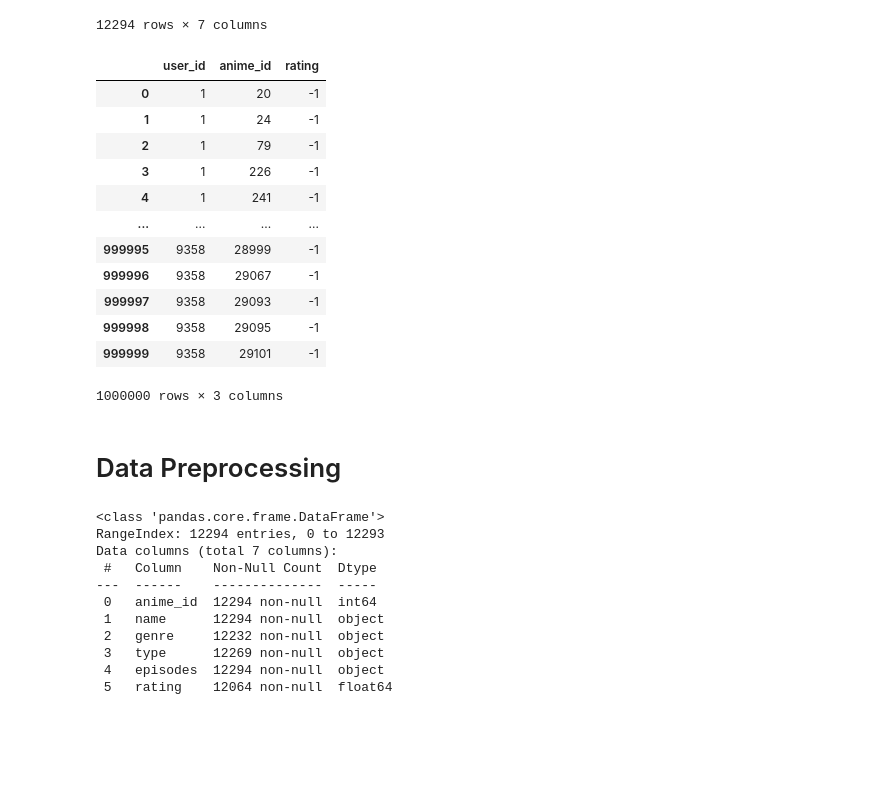
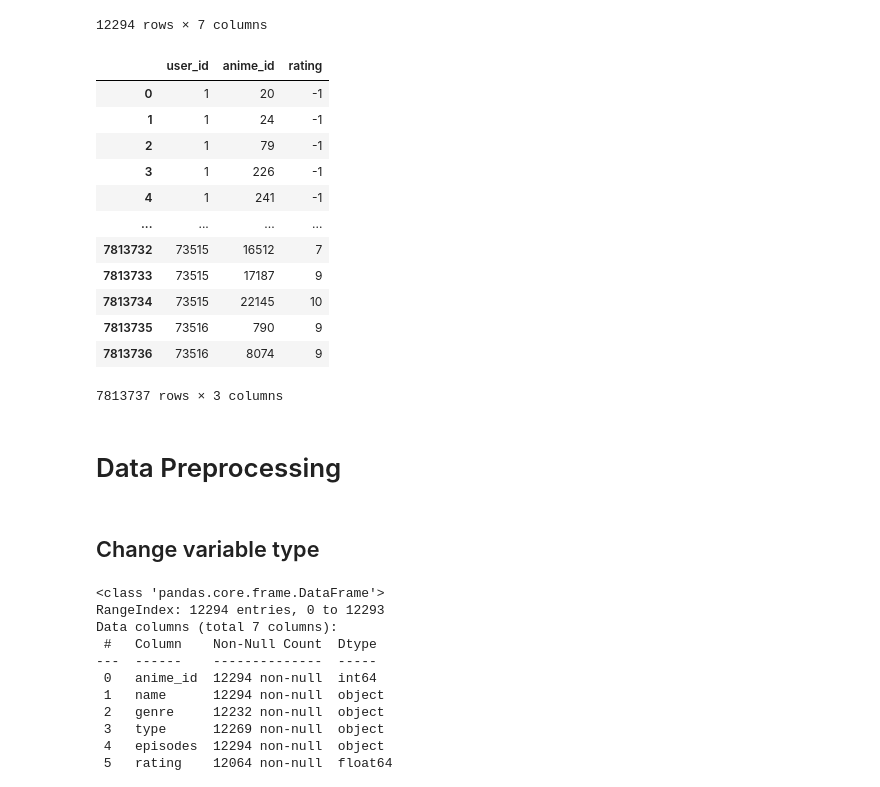
Before and after one commit to englip2002/AnimeRecommenderSystem, a Jupyter notebook: HybridRecommender.ipynb, the cells around one changed output. Drawn from its saved outputs; the diff is of its cells as text; code cells hidden in the pictures; blank space fills up the shorter version.

```diff
--- a/HybridRecommender.ipynb
+++ b/HybridRecommender.ipynb
@@ -44,25 +44,27 @@ anime_data
 12294 rows × 7 columns
 # %%
 rating_data = pd.read_csv('rating.csv')
-rating_data = rating_data[:1000000]
+#rating_data = rating_data[:1000000]
 rating_data = pd.DataFrame(rating_data)
 rating_data
 # %% [output]
 |  | user_id | anime_id | rating |
 | 0 | 1 | 20 | -1 |
 | 1 | 1 | 24 | -1 |
 | 2 | 1 | 79 | -1 |
 | 3 | 1 | 226 | -1 |
 | 4 | 1 | 241 | -1 |
 | ... | ... | ... | ... |
-| 999995 | 9358 | 28999 | -1 |
-| 999996 | 9358 | 29067 | -1 |
-| 999997 | 9358 | 29093 | -1 |
-| 999998 | 9358 | 29095 | -1 |
-| 999999 | 9358 | 29101 | -1 |
+| 7813732 | 73515 | 16512 | 7 |
+| 7813733 | 73515 | 17187 | 9 |
+| 7813734 | 73515 | 22145 | 10 |
+| 7813735 | 73516 | 790 | 9 |
+| 7813736 | 73516 | 8074 | 9 |
-1000000 rows × 3 columns
+7813737 rows × 3 columns
 # %% [markdown]
 # Data Preprocessing
+# %% [markdown]
+## Change variable type
 # %%
 anime_data.info()
 # %% [output]
```
Also changed, not shown: parts of 36 cells of this notebook.
